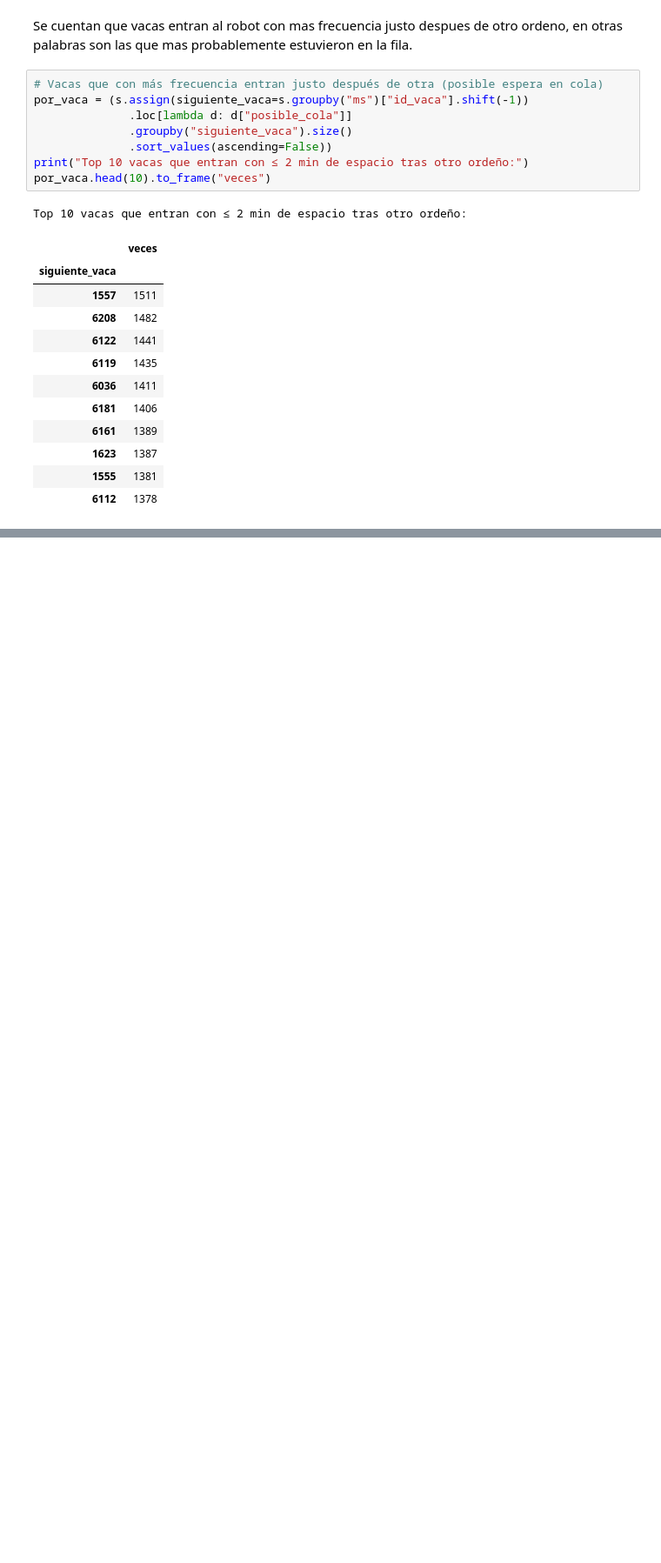
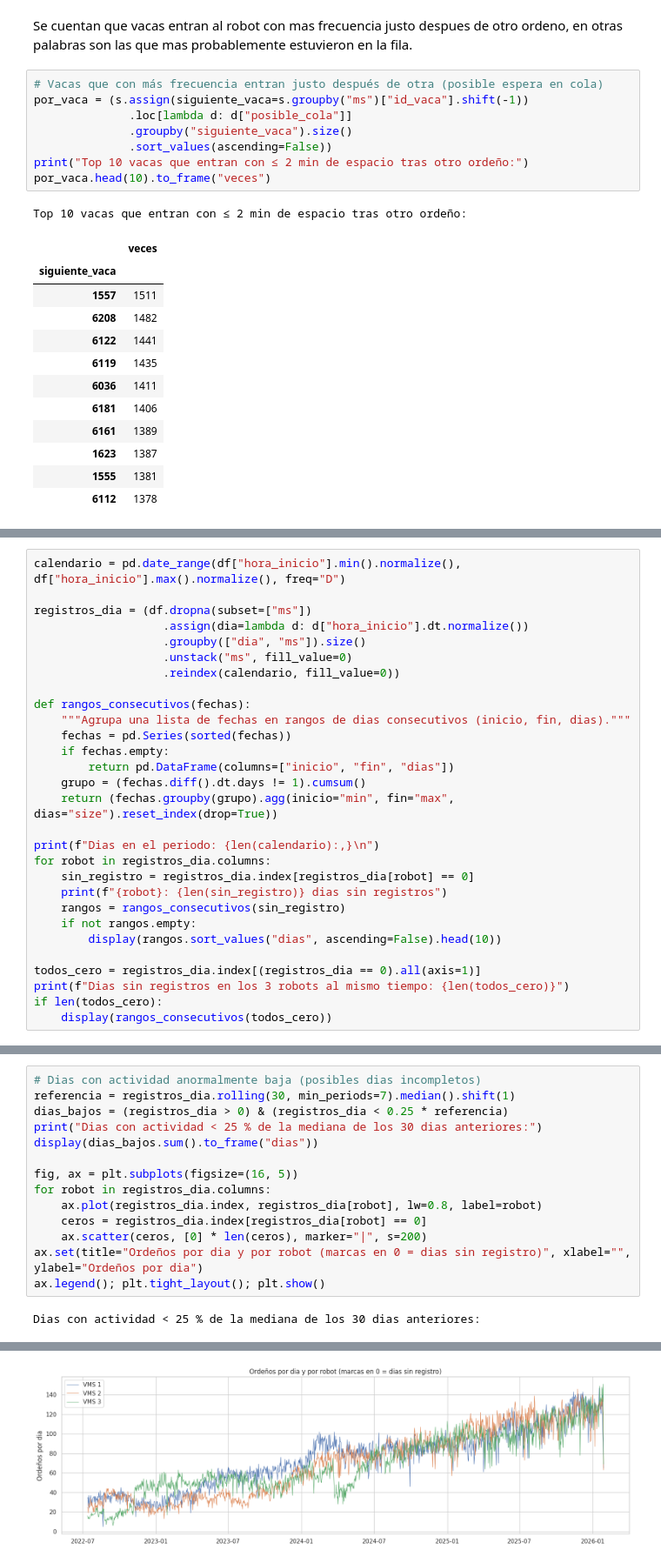
Before and after one commit to kamimartinez/VMS-prediction, a Jupyter notebook: DataUnderstanding.ipynb, the cells around one changed output, grey strips where cells are left out. Shown at 87% size. Cells and saved outputs as stored; diff of their text form; blank space fills up the shorter version.

```diff
--- a/DataUnderstanding.ipynb
+++ b/DataUnderstanding.ipynb
@@ -757,0 +773,29 @@ Top 10 vacas que entran con ≤ 2 min de espacio tras otro ordeño:
+# %%
+calendario = pd.date_range(df["hora_inicio"].min().normalize(), df["hora_inicio"].max().normalize(), freq="D")
+
+registros_dia = (df.dropna(subset=["ms"])
+                   .assign(dia=lambda d: d["hora_inicio"].dt.normalize())
+                   .groupby(["dia", "ms"]).size()
+                   .unstack("ms", fill_value=0)
+                   .reindex(calendario, fill_value=0))
+
+def rangos_consecutivos(fechas):
+    """Agrupa una lista de fechas en rangos de dias consecutivos (inicio, fin, dias)."""
+    fechas = pd.Series(sorted(fechas))
+    if fechas.empty:
+        return pd.DataFrame(columns=["inicio", "fin", "dias"])
+    grupo = (fechas.diff().dt.days != 1).cumsum()
+    return (fechas.groupby(grupo).agg(inicio="min", fin="max", dias="size").reset_index(drop=True))
+
+print(f"Dias en el periodo: {len(calendario):,}\n")
+for robot in registros_dia.columns:
+    sin_registro = registros_dia.index[registros_dia[robot] == 0]
+    print(f"{robot}: {len(sin_registro)} dias sin registros")
+    rangos = rangos_consecutivos(sin_registro)
+    if not rangos.empty:
+        display(rangos.sort_values("dias", ascending=False).head(10))
+
+todos_cero = registros_dia.index[(registros_dia == 0).all(axis=1)]
+print(f"Dias sin registros en los 3 robots al mismo tiempo: {len(todos_cero)}")
+if len(todos_cero):
+    display(rangos_consecutivos(todos_cero))
@@ -757,0 +809,16 @@ Top 10 vacas que entran con ≤ 2 min de espacio tras otro ordeño:
+# %%
+# Dias con actividad anormalmente baja (posibles dias incompletos)
+referencia = registros_dia.rolling(30, min_periods=7).median().shift(1)
+dias_bajos = (registros_dia > 0) & (registros_dia < 0.25 * referencia)
+print("Dias con actividad < 25 % de la mediana de los 30 dias anteriores:")
+display(dias_bajos.sum().to_frame("dias"))
+
+fig, ax = plt.subplots(figsize=(16, 5))
+for robot in registros_dia.columns:
+    ax.plot(registros_dia.index, registros_dia[robot], lw=0.8, label=robot)
+    ceros = registros_dia.index[registros_dia[robot] == 0]
+    ax.scatter(ceros, [0] * len(ceros), marker="|", s=200)
+ax.set(title="Ordeños por dia y por robot (marcas en 0 = dias sin registro)", xlabel="", ylabel="Ordeños por dia")
+ax.legend(); plt.tight_layout(); plt.show()
+# %% [output]
+Dias con actividad < 25 % de la mediana de los 30 dias anteriores:
@@ -757,0 +830 @@ Top 10 vacas que entran con ≤ 2 min de espacio tras otro ordeño:
+[figure, added]
```
Also changed, not shown: parts of 52 cells of this notebook.
